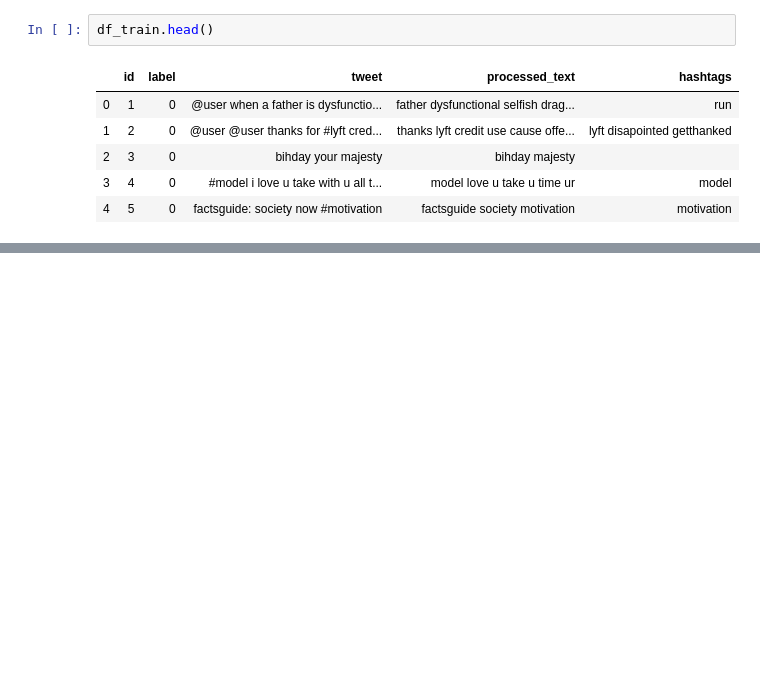
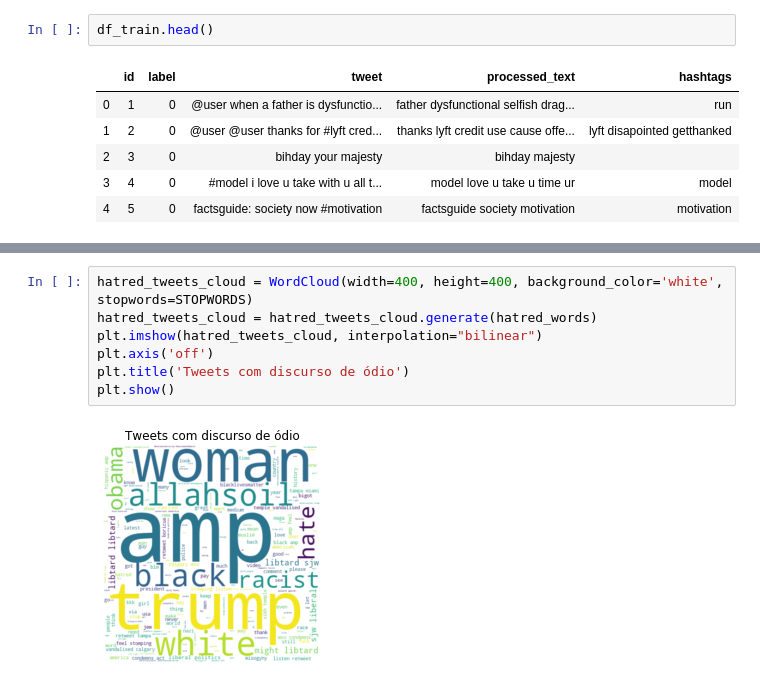
Before and after one commit to lucasdutraf/TwitterSentimentAnalysis, a Jupyter notebook: twitter_sentiment_analysis.ipynb, the cells around one changed output, grey strips where cells are left out. Drawn from its saved outputs; the diff is of its cells as text; blank space fills up the shorter version.

```diff
--- a/twitter_sentiment_analysis.ipynb
+++ b/twitter_sentiment_analysis.ipynb
@@ -121,0 +137,9 @@ Para melhor visualização das palavras que mais se repetem no dataset analisado
+# %%
+hatred_tweets_cloud = WordCloud(width=400, height=400, background_color='white', stopwords=STOPWORDS)
+hatred_tweets_cloud = hatred_tweets_cloud.generate(hatred_words)
+plt.imshow(hatred_tweets_cloud, interpolation="bilinear")
+plt.axis('off')
+plt.title('Tweets com discurso de ódio')
+plt.show()
+# %% [output]
+[figure, added]
```
Also changed, not shown: parts of 10 cells of this notebook.
